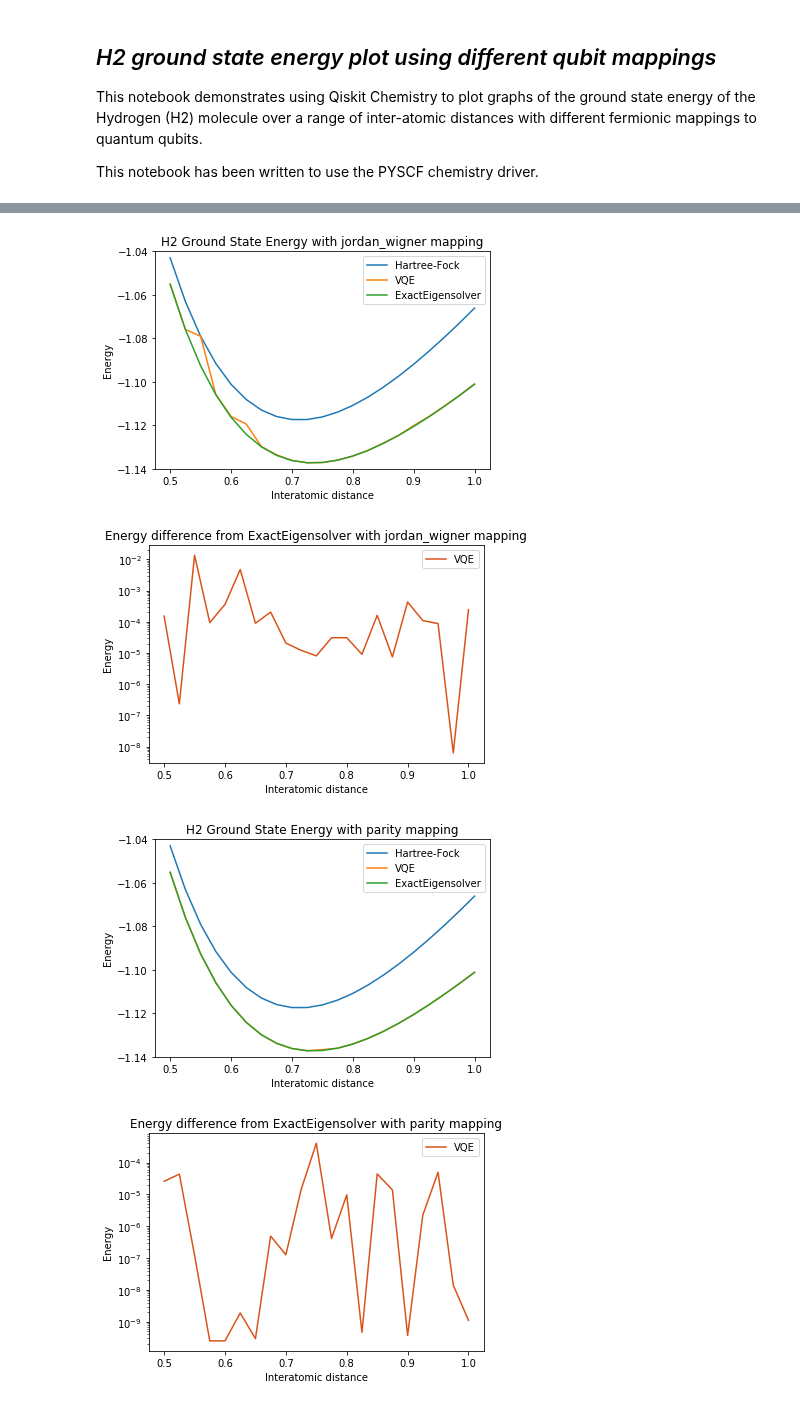
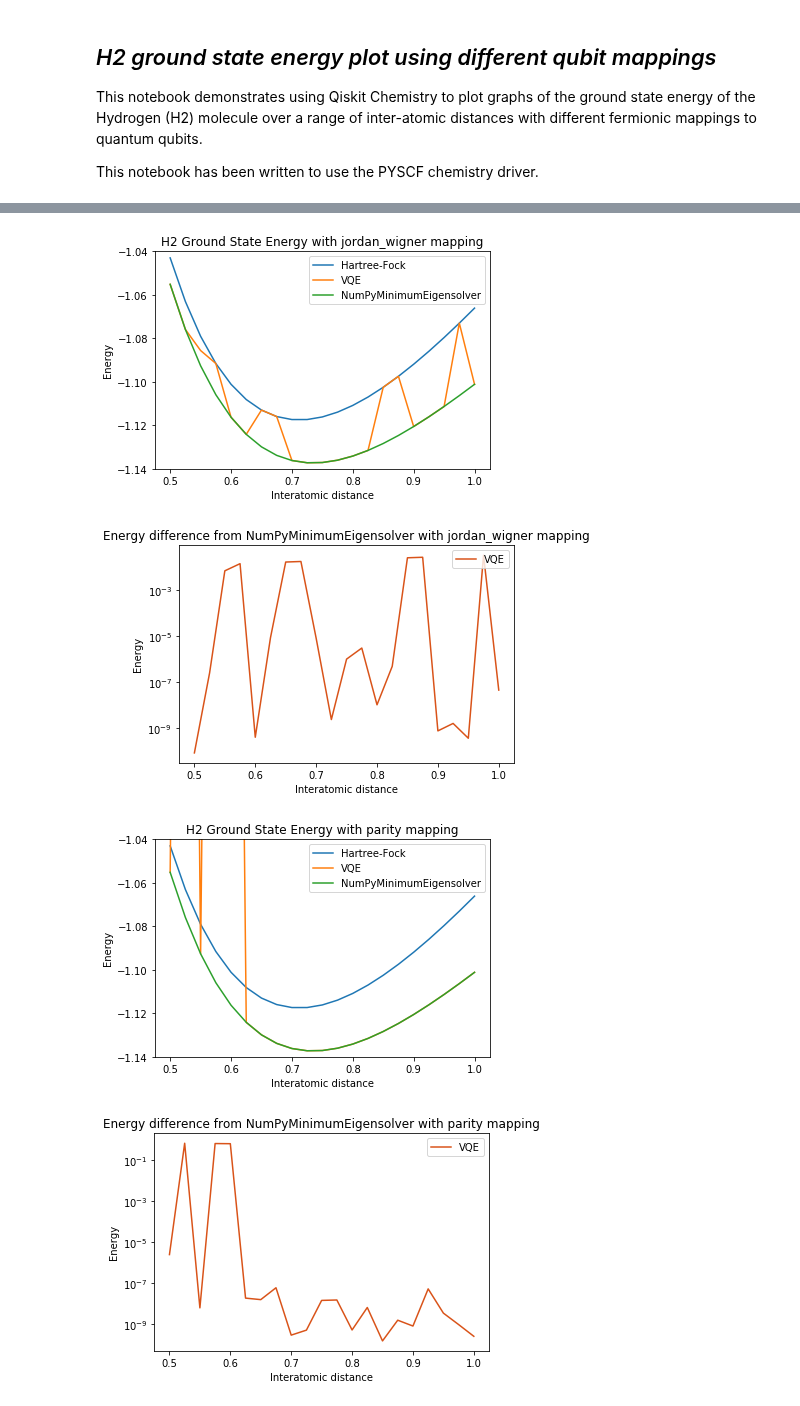
Before and after one commit to qiskit-community/qiskit-community-tutorials, a Jupyter notebook: chemistry/h2_mappings.ipynb, the cells around one changed output, grey strips where cells are left out. Saved outputs shown, nothing was run; the diff lists cells and outputs as text; code cells hidden in the pictures.

```diff
--- a/chemistry/h2_mappings.ipynb
+++ b/chemistry/h2_mappings.ipynb
@@ -9,15 +9,15 @@ import numpy as np
 import pylab
 from qiskit import BasicAer
 from qiskit.aqua import aqua_globals, QuantumInstance
-from qiskit.aqua.algorithms import ExactEigensolver, VQE
+from qiskit.aqua.algorithms import NumPyMinimumEigensolver, VQE
 from qiskit.aqua.components.optimizers import L_BFGS_B
-from qiskit.aqua.components.variational_forms import RYRZ
+from qiskit.circuit.library import TwoLocal
 from qiskit.chemistry.drivers import PySCFDriver
 from qiskit.chemistry.core import Hamiltonian, QubitMappingType
 
 molecule = 'H .0 .0 -{0}; H .0 .0 {0}'
 
-algorithms = ['VQE', 'ExactEigensolver']
+algorithms = ['VQE', 'NumPyMinimumEigensolver']
 mappings   = [QubitMappingType.JORDAN_WIGNER,
               QubitMappingType.PARITY,
               QubitMappingType.BRAVYI_KITAEV]
@@ -40,19 +40,19 @@ for i in range(steps+1):
             qmolecule = driver.run()
             operator =  Hamiltonian(qubit_mapping=mappings[k], two_qubit_reduction=False)
             qubit_op, aux_ops = operator.run(qmolecule)
-            if algorithms[j] == 'ExactEigensolver':
-                result = ExactEigensolver(qubit_op).run()
+            if algorithms[j] == 'NumPyMinimumEigensolver':
+                result = NumPyMinimumEigensolver(qubit_op).run()
             else:
                 optimizer = L_BFGS_B(maxfun=2500)
-                var_form = RYRZ(qubit_op.num_qubits, depth=5)
+                var_form = TwoLocal(qubit_op.num_qubits, ['ry', 'rz'], 'cz', reps=5)
                 algo = VQE(qubit_op, var_form, optimizer)
                 result = algo.run(QuantumInstance(BasicAer.get_backend('statevector_simulator'),
                                     seed_simulator=aqua_globals.random_seed,
                                     seed_transpiler=aqua_globals.random_seed))
 
-            lines, result = operator.process_algorithm_result(result)
-            energies[k][j][i] = result['energy']
-            hf_energies[i] = result['hf_energy']  # Independent of algorithm & mapping
+            result = operator.process_algorithm_result(result)
+            energies[k][j][i] = result.energy
+            hf_energies[i] = result.hartree_fock_energy  # Independent of algorithm & mapping
     distances[i] = d
 print(' --- complete')
 
@@ -94,26 +94,26 @@ pylab.show()
 # %%
 pylab.rcParams['figure.figsize'] = (6, 4)
 for k in range(len(mappings)):
     pylab.ylim(-1.14, -1.04)
     pylab.plot(distances, hf_energies, label='Hartree-Fock')
     for j in range(len(algorithms)):
         pylab.plot(distances, energies[k][j], label=algorithms[j])
     pylab.xlabel('Interatomic distance')
     pylab.ylabel('Energy')
     pylab.title('H2 Ground State Energy with {} mapping'.format(mappings[k].value))
     pylab.legend(loc='upper right')
     pylab.show()
 
     #pylab.plot(distances, np.subtract(hf_energies, energies[k][1]), label='Hartree-Fock')
     pylab.plot(distances, np.subtract(energies[k][0], energies[k][1]), color=[0.8500, 0.3250, 0.0980], label='VQE')
     pylab.xlabel('Interatomic distance')
     pylab.ylabel('Energy')
     pylab.yscale('log')
-    pylab.title('Energy difference from ExactEigensolver with {} mapping'.format(mappings[k].value))
+    pylab.title('Energy difference from NumPyMinimumEigensolver with {} mapping'.format(mappings[k].value))
     pylab.legend(loc='upper right')
     pylab.show()
 # %% [output]
-[figure, old version]
+[figure, new version]
-[figure, old version]
+[figure, new version]
-[figure, old version]
+[figure, new version]
-[figure, old version]
+[figure, new version]
```
Also changed, not shown: parts of 3 cells of this notebook, 47 other files.
